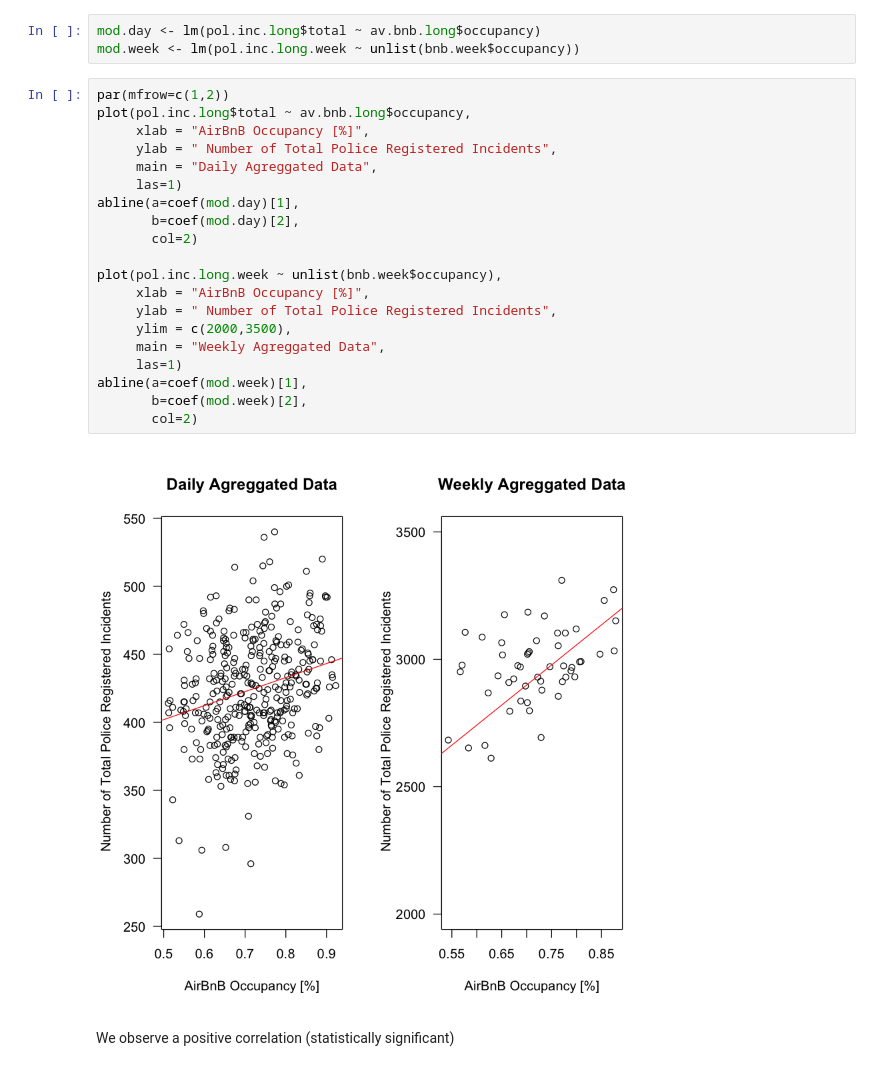
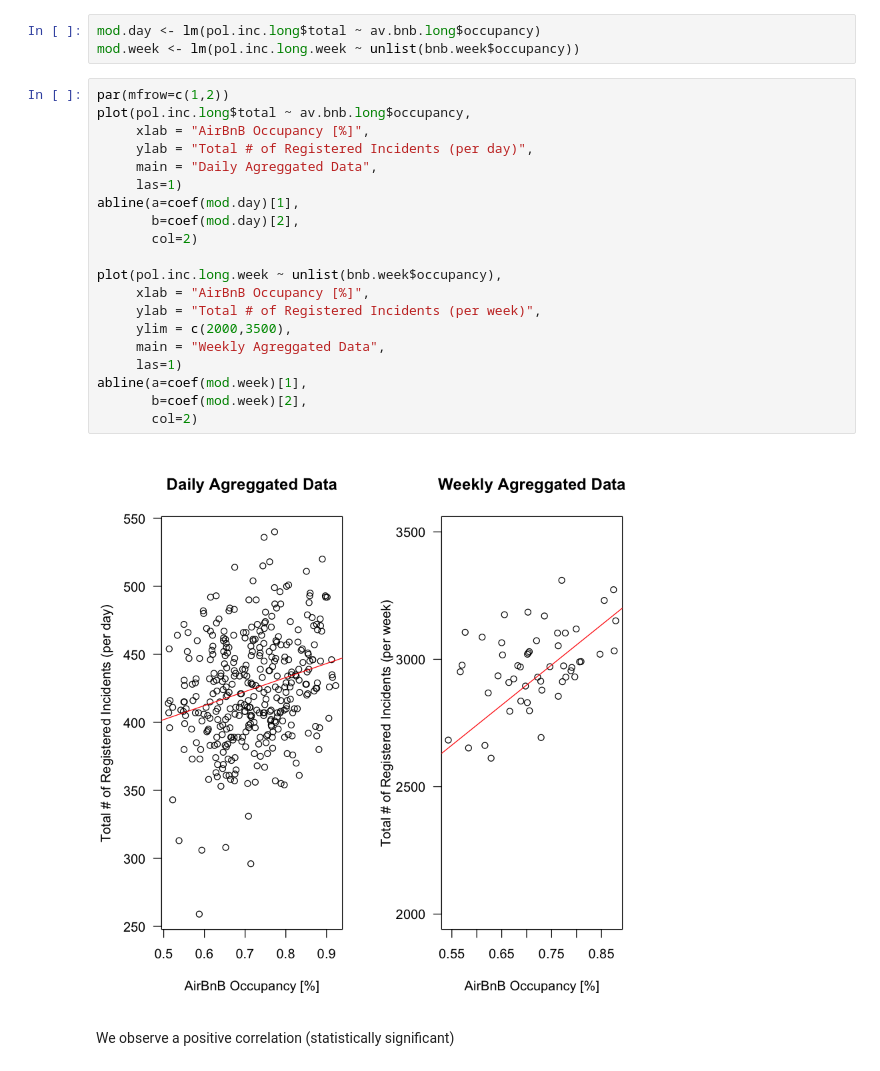
Before and after one commit to lbarras/Airbnb-Project, a Jupyter notebook: TDI_Project.ipynb, the cells around one changed output. Drawn from its saved outputs; the diff is of its cells as text.

```diff
--- a/TDI_Project.ipynb
+++ b/TDI_Project.ipynb
@@ -174,25 +174,25 @@ mod.week <- lm(pol.inc.long.week ~ unlist(bnb.week$occupancy))
 # %%
 par(mfrow=c(1,2))
 plot(pol.inc.long$total ~ av.bnb.long$occupancy,
      xlab = "AirBnB Occupancy [%]",
-     ylab = " Number of Total Police Registered Incidents",
+     ylab = "Total # of Registered Incidents (per day)",
      main = "Daily Agreggated Data",
      las=1)
 abline(a=coef(mod.day)[1],
        b=coef(mod.day)[2],
        col=2)
 
 plot(pol.inc.long.week ~ unlist(bnb.week$occupancy),
      xlab = "AirBnB Occupancy [%]",
-     ylab = " Number of Total Police Registered Incidents",
+     ylab = "Total # of Registered Incidents (per week)",
      ylim = c(2000,3500),
      main = "Weekly Agreggated Data",
      las=1)
 abline(a=coef(mod.week)[1],
        b=coef(mod.week)[2],
        col=2)
 # %% [output]
-[figure, old version]
+[figure, new version]
 # %% [markdown]
 We observe a positive correlation (statistically significant)
 # %%
```
Also changed, not shown: parts of 5 cells of this notebook, 1 other file.
